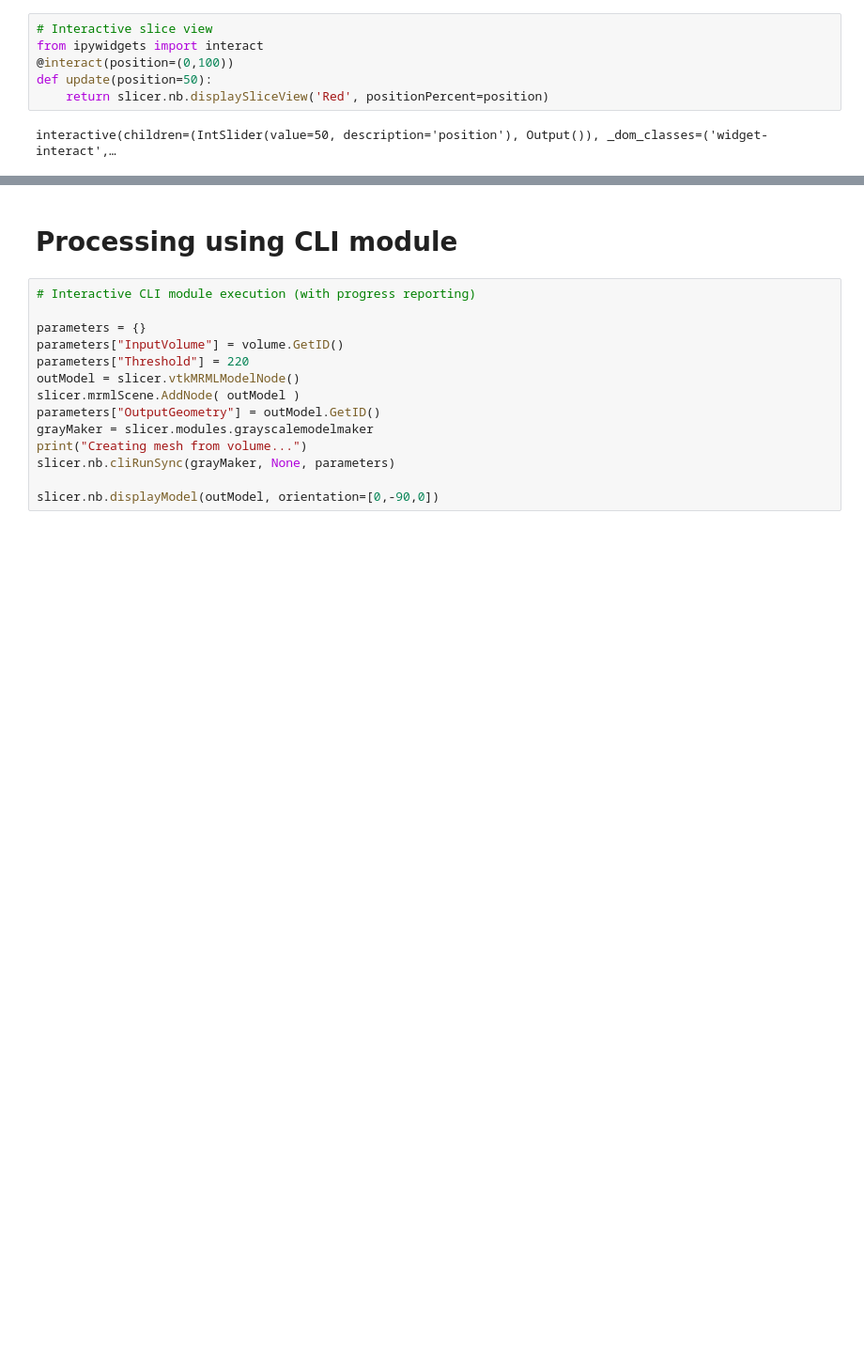
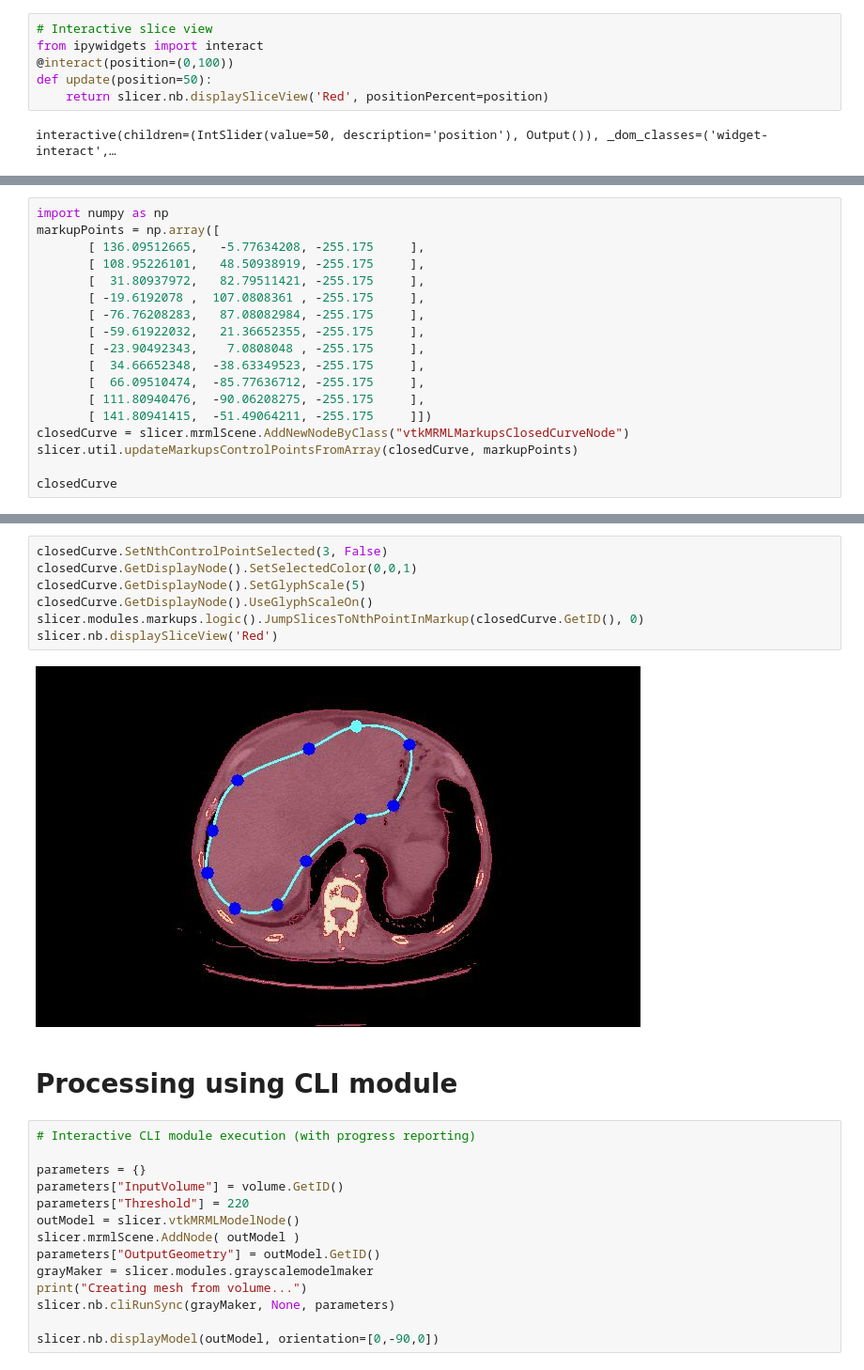
Before and after one commit to Slicer/SlicerNotebooks, a Jupyter notebook: 03_Interactive_Widgets.ipynb, the cells around one changed output, grey strips where cells are left out. Shown at 94% size. Cells and saved outputs as stored; diff of their text form; blank space fills up the shorter version.

```diff
--- a/03_Interactive_Widgets.ipynb
+++ b/03_Interactive_Widgets.ipynb
@@ -143,0 +156,18 @@ interactive(children=(FloatSlider(value=0.0, description='roll', max=90.0, min=-
+# %%
+import numpy as np
+markupPoints = np.array([
+       [ 136.09512665,   -5.77634208, -255.175     ],
+       [ 108.95226101,   48.50938919, -255.175     ],
+       [  31.80937972,   82.79511421, -255.175     ],
+       [ -19.6192078 ,  107.0808361 , -255.175     ],
+       [ -76.76208283,   87.08082984, -255.175     ],
+       [ -59.61922032,   21.36652355, -255.175     ],
+       [ -23.90492343,    7.0808048 , -255.175     ],
+       [  34.66652348,  -38.63349523, -255.175     ],
+       [  66.09510474,  -85.77636712, -255.175     ],
+       [ 111.80940476,  -90.06208275, -255.175     ],
+       [ 141.80941415,  -51.49064211, -255.175     ]])
+closedCurve = slicer.mrmlScene.AddNewNodeByClass("vtkMRMLMarkupsClosedCurveNode")
+slicer.util.updateMarkupsControlPointsFromArray(closedCurve, markupPoints)
+
+closedCurve
@@ -144,3 +187,12 @@ interactive(children=(FloatSlider(value=0.0, description='roll', max=90.0, min=-
+# %%
+closedCurve.SetNthControlPointSelected(3, False)
+closedCurve.GetDisplayNode().SetSelectedColor(0,0,1)
+closedCurve.GetDisplayNode().SetGlyphScale(5)
+closedCurve.GetDisplayNode().UseGlyphScaleOn()
+slicer.modules.markups.logic().JumpSlicesToNthPointInMarkup(closedCurve.GetID(), 0)
+slicer.nb.displaySliceView('Red')
+# %% [output]
+[figure, added]
 # %% [markdown]
 # Processing using CLI module
 # %%
```
Also changed, not shown: parts of 32 cells of this notebook.
